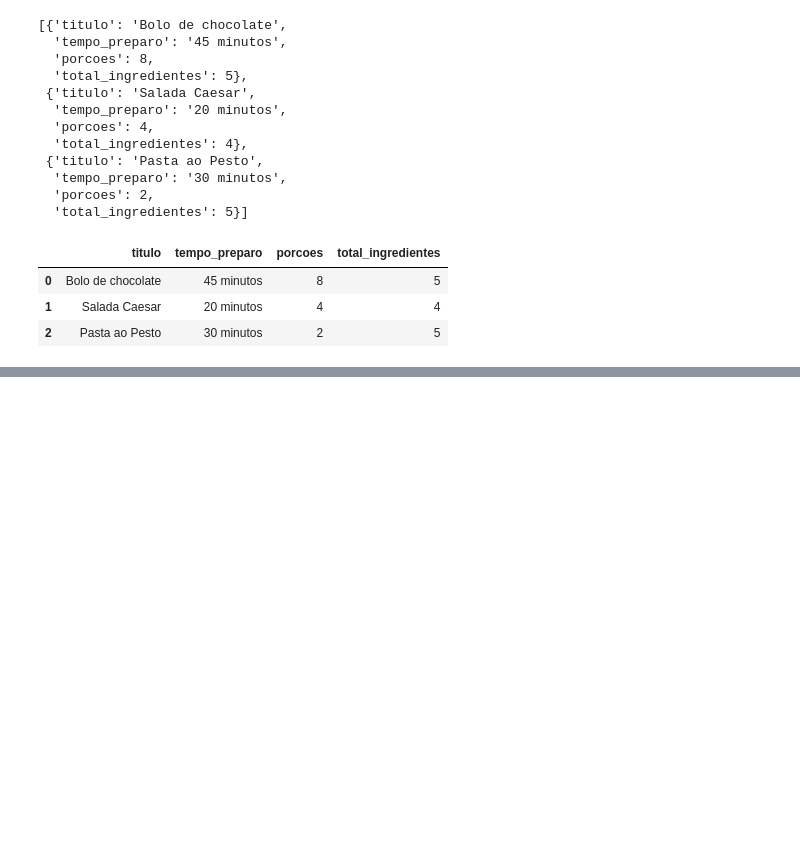
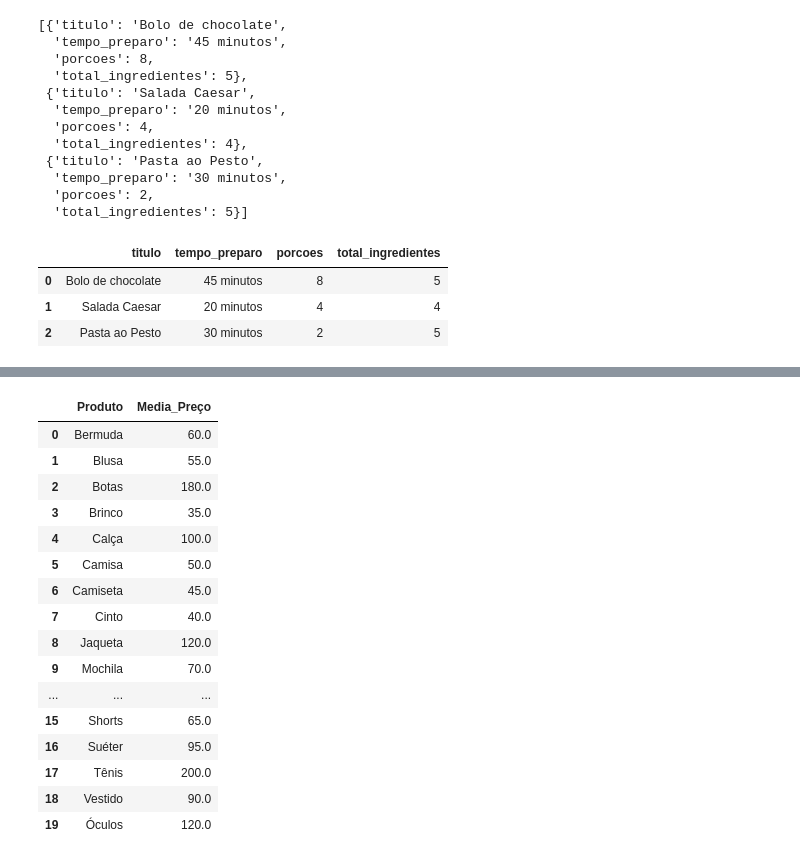
Before and after one commit to leandroclv/Analise_Dados_Python_Panda, a Jupyter notebook: pandas/introducao_pandas.ipynb, the cells around one changed output, grey strips where cells are left out. Drawn from its saved outputs; the diff is of its cells as text; code cells hidden in the pictures; blank space fills up the shorter version.

```diff
--- a/pandas/introducao_pandas.ipynb
+++ b/pandas/introducao_pandas.ipynb
@@ -749,0 +759,2 @@ df_expandido
+# %%
+engine = create_engine('sqlite:///ecommercedb')
@@ -749,0 +820,23 @@ df_expandido
+# %%
+#Média de preço por produto
+consulta_4 = 'SELECT Produto, AVG(Preço) AS Media_Preço FROM produtos GROUP BY Produto'
+resultado_4 = pd.read_sql_query(consulta_4, engine)
+resultado_4
+# %% [output]
+|  | Produto | Media_Preço |
+| 0 | Bermuda | 60.0 |
+| 1 | Blusa | 55.0 |
+| 2 | Botas | 180.0 |
+| 3 | Brinco | 35.0 |
+| 4 | Calça | 100.0 |
+| 5 | Camisa | 50.0 |
+| 6 | Camiseta | 45.0 |
+| 7 | Cinto | 40.0 |
+| 8 | Jaqueta | 120.0 |
+| 9 | Mochila | 70.0 |
+| ... | ... | ... |
+| 15 | Shorts | 65.0 |
+| 16 | Suéter | 95.0 |
+| 17 | Tênis | 200.0 |
+| 18 | Vestido | 90.0 |
+| 19 | Óculos | 120.0 |
```
Also changed, not shown: parts of 7 cells of this notebook, 3 other files.
